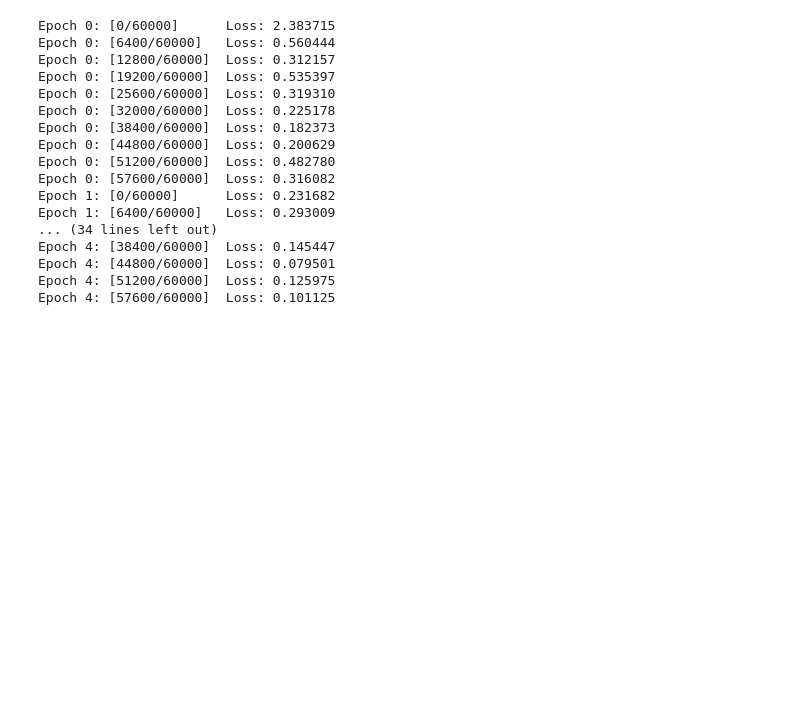
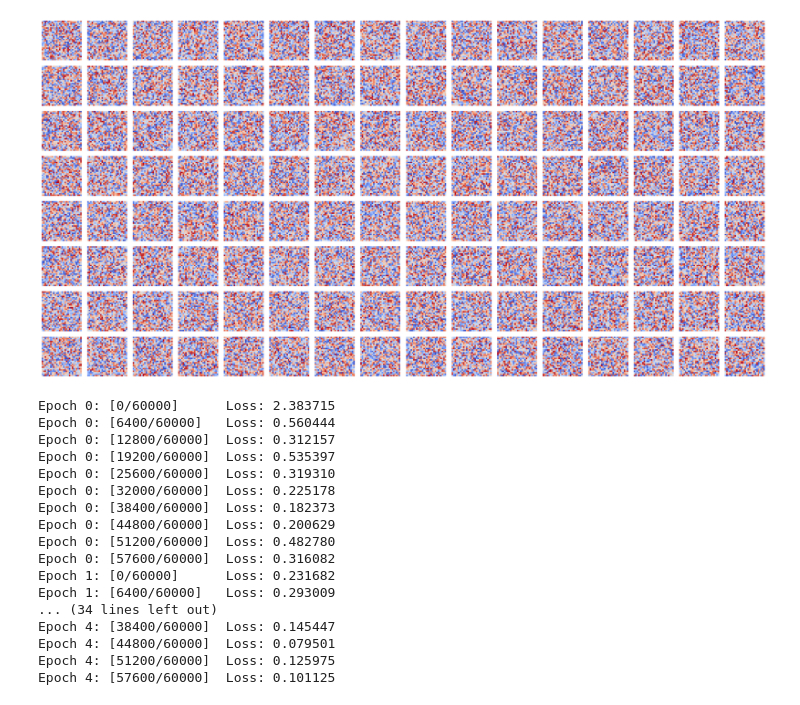
Before and after one commit to muddlebee/udlbook, a Jupyter notebook: Notebooks/Chap07/misc/simple-nn.ipynb, the cells around one changed output. Cells and saved outputs as stored; diff of their text form; code cells hidden in the pictures; blank space fills up the shorter version.

```diff
--- a/Notebooks/Chap07/misc/simple-nn.ipynb
+++ b/Notebooks/Chap07/misc/simple-nn.ipynb
@@ -26,6 +33,24 @@ class SimpleNet(nn.Module):
         return x
 
 model = SimpleNet().to(device)
+# %%
+# visualize weights when the model is initialized with random weights
+def visualize_weights(model):
+    weights = model.fc1.weight.data.cpu().numpy()
+    fig, axes = plt.subplots(8, 16, figsize=(20, 10))
+    axes = axes.ravel()
+
+    for i in range(128):
+        weight = weights[i].reshape(28, 28)
+        axes[i].imshow(weight, cmap='coolwarm')
+        axes[i].axis('off')
+
+    plt.tight_layout()
+    plt.show()
+
+visualize_weights(model)
+# %% [output]
+[figure, added]
 # %%
 def train(model, train_loader, optimizer, epochs):
     model.train()
```
Also changed, not shown: parts of 2 cells of this notebook, 1 other file.
